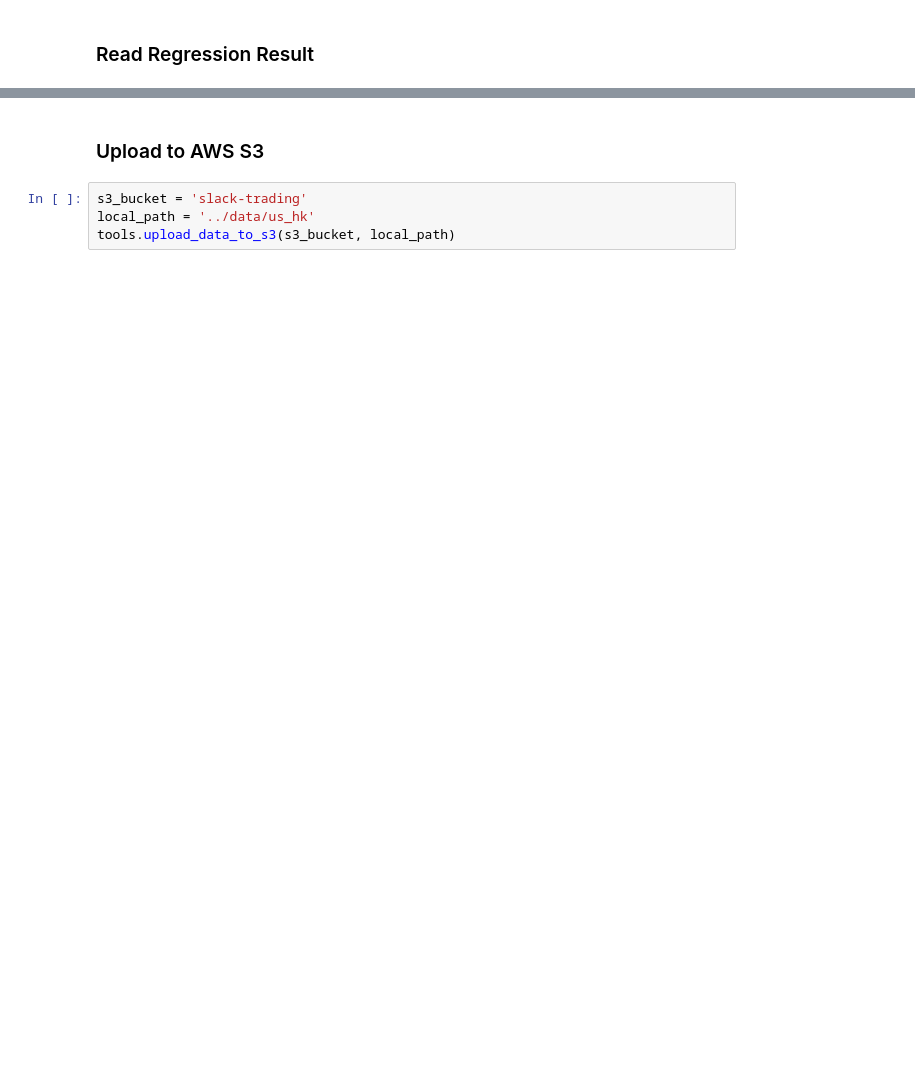
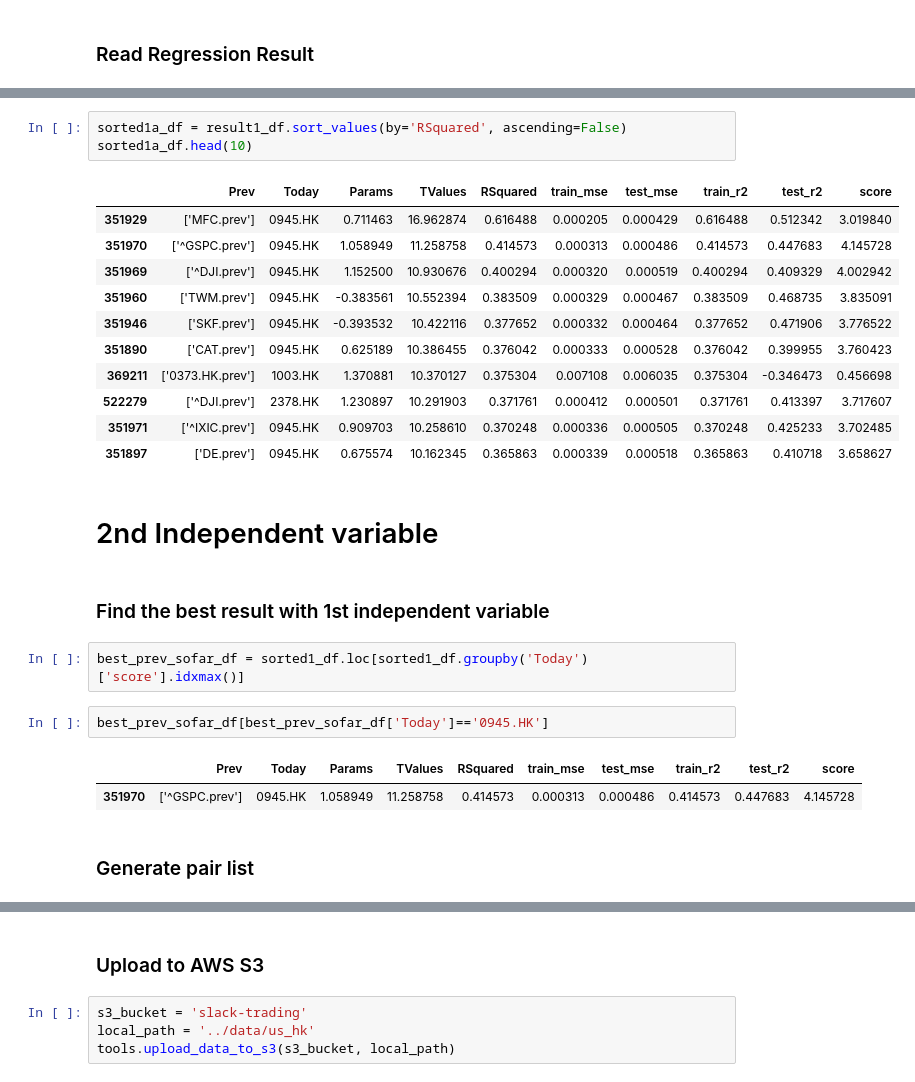
Before and after one commit to winglokhouse/slack-trading, a Jupyter notebook: US-HK-modified-train-test-regression-3indp-var-10-years-history.ipynb, the cells around one changed output, grey strips where cells are left out. Drawn from its saved outputs; the diff is of its cells as text; blank space fills up the shorter version.

```diff
--- a/US-HK-modified-train-test-regression-3indp-var-10-years-history.ipynb
+++ b/US-HK-modified-train-test-regression-3indp-var-10-years-history.ipynb
@@ -462,0 +285,28 @@ result2_df = pd.read_csv('../data/us_hk/us_hk_traintest_1indp_regression_pair.cs
+# %%
+sorted1a_df = result1_df.sort_values(by='RSquared', ascending=False)
+sorted1a_df.head(10)
+# %% [output]
+|  | Prev | Today | Params | TValues | RSquared | train_mse | test_mse | train_r2 | test_r2 | score |
+| 351929 | ['MFC.prev'] | 0945.HK | 0.711463 | 16.962874 | 0.616488 | 0.000205 | 0.000429 | 0.616488 | 0.512342 | 3.019840 |
+| 351970 | ['^GSPC.prev'] | 0945.HK | 1.058949 | 11.258758 | 0.414573 | 0.000313 | 0.000486 | 0.414573 | 0.447683 | 4.145728 |
+| 351969 | ['^DJI.prev'] | 0945.HK | 1.152500 | 10.930676 | 0.400294 | 0.000320 | 0.000519 | 0.400294 | 0.409329 | 4.002942 |
+| 351960 | ['TWM.prev'] | 0945.HK | -0.383561 | 10.552394 | 0.383509 | 0.000329 | 0.000467 | 0.383509 | 0.468735 | 3.835091 |
+| 351946 | ['SKF.prev'] | 0945.HK | -0.393532 | 10.422116 | 0.377652 | 0.000332 | 0.000464 | 0.377652 | 0.471906 | 3.776522 |
+| 351890 | ['CAT.prev'] | 0945.HK | 0.625189 | 10.386455 | 0.376042 | 0.000333 | 0.000528 | 0.376042 | 0.399955 | 3.760423 |
+| 369211 | ['0373.HK.prev'] | 1003.HK | 1.370881 | 10.370127 | 0.375304 | 0.007108 | 0.006035 | 0.375304 | -0.346473 | 0.456698 |
+| 522279 | ['^DJI.prev'] | 2378.HK | 1.230897 | 10.291903 | 0.371761 | 0.000412 | 0.000501 | 0.371761 | 0.413397 | 3.717607 |
+| 351971 | ['^IXIC.prev'] | 0945.HK | 0.909703 | 10.258610 | 0.370248 | 0.000336 | 0.000505 | 0.370248 | 0.425233 | 3.702485 |
+| 351897 | ['DE.prev'] | 0945.HK | 0.675574 | 10.162345 | 0.365863 | 0.000339 | 0.000518 | 0.365863 | 0.410718 | 3.658627 |
+# %% [markdown]
+# 2nd Independent variable
+# %% [markdown]
+### Find the best result with 1st independent variable
+# %%
+best_prev_sofar_df = sorted1_df.loc[sorted1_df.groupby('Today')['score'].idxmax()]
+# %%
+best_prev_sofar_df[best_prev_sofar_df['Today']=='0945.HK']
+# %% [output]
+|  | Prev | Today | Params | TValues | RSquared | train_mse | test_mse | train_r2 | test_r2 | score |
+| 351970 | ['^GSPC.prev'] | 0945.HK | 1.058949 | 11.258758 | 0.414573 | 0.000313 | 0.000486 | 0.414573 | 0.447683 | 4.145728 |
+# %% [markdown]
+### Generate pair list
```
Also changed, not shown: parts of 54 cells of this notebook, 1 other file.
